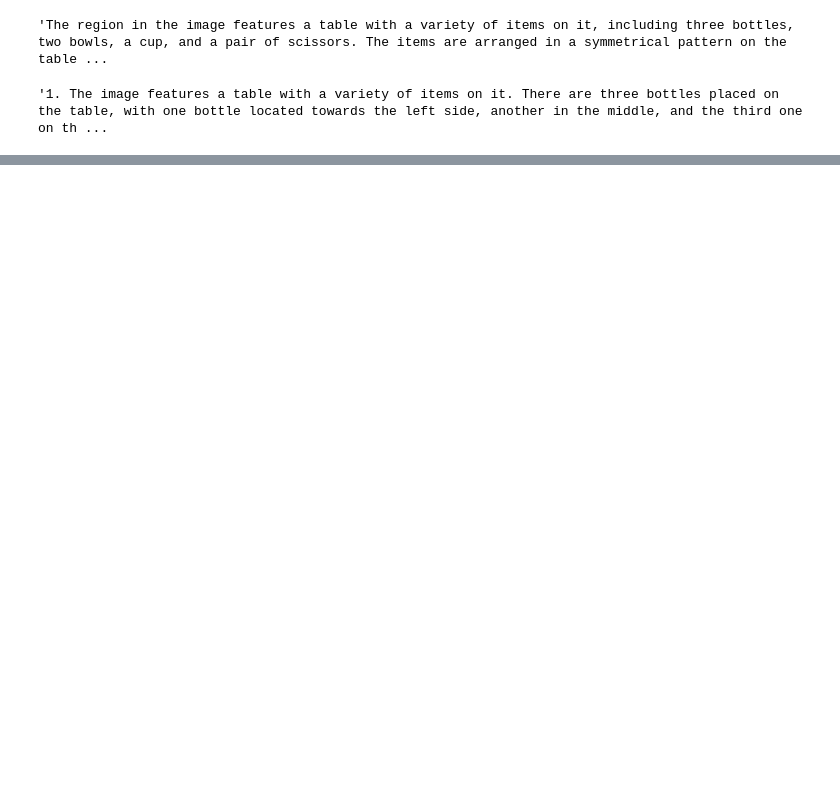
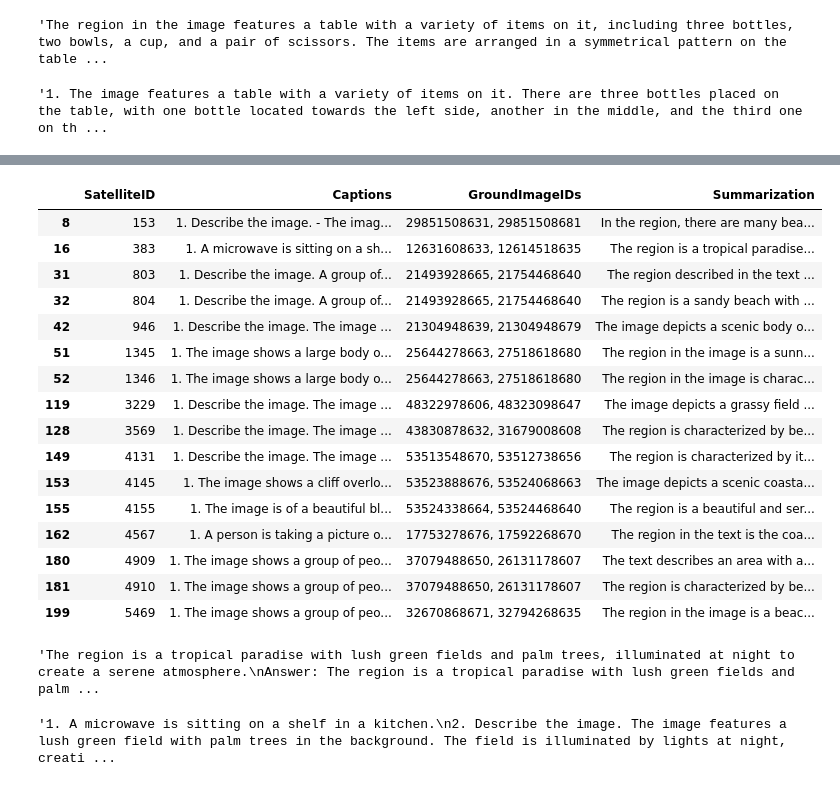
Before and after one commit to jennyyjin/graft, a Jupyter notebook: check.ipynb, the cells around one changed output, grey strips where cells are left out. Saved outputs shown, nothing was run; the diff lists cells and outputs as text; code cells hidden in the pictures; blank space fills up the shorter version.

```diff
--- a/check.ipynb
+++ b/check.ipynb
@@ -225,0 +673,4 @@ df['Captions'][0]
+# %%
+import pandas as pd
+df = pd.read_csv('summarizations/summarizations-llama-2-7b-chat-hf.csv')
+df
@@ -225,0 +691,29 @@ df['Captions'][0]
+# %%
+filtered_df = df[df['GroundImageIDs'].str.count(',') == 1]
+filtered_df
+# %% [output]
+|  | SatelliteID | Captions | GroundImageIDs | Summarization |
+| 8 | 153 | 1. Describe the image. - The imag... | 29851508631, 29851508681 | In the region, there are many bea... |
+| 16 | 383 | 1. A microwave is sitting on a sh... | 12631608633, 12614518635 | The region is a tropical paradise... |
+| 31 | 803 | 1. Describe the image. A group of... | 21493928665, 21754468640 | The region described in the text ... |
+| 32 | 804 | 1. Describe the image. A group of... | 21493928665, 21754468640 | The region is a sandy beach with ... |
+| 42 | 946 | 1. Describe the image. The image ... | 21304948639, 21304948679 | The image depicts a scenic body o... |
+| 51 | 1345 | 1. The image shows a large body o... | 25644278663, 27518618680 | The region in the image is a sunn... |
+| 52 | 1346 | 1. The image shows a large body o... | 25644278663, 27518618680 | The region in the image is charac... |
+| 119 | 3229 | 1. Describe the image. The image ... | 48322978606, 48323098647 | The image depicts a grassy field ... |
+| 128 | 3569 | 1. Describe the image. The image ... | 43830878632, 31679008608 | The region is characterized by be... |
+| 149 | 4131 | 1. Describe the image. The image ... | 53513548670, 53512738656 | The region is characterized by it... |
+| 153 | 4145 | 1. The image shows a cliff overlo... | 53523888676, 53524068663 | The image depicts a scenic coasta... |
+| 155 | 4155 | 1. The image is of a beautiful bl... | 53524338664, 53524468640 | The region is a beautiful and ser... |
+| 162 | 4567 | 1. A person is taking a picture o... | 17753278676, 17592268670 | The region in the text is the coa... |
+| 180 | 4909 | 1. The image shows a group of peo... | 37079488650, 26131178607 | The text describes an area with a... |
+| 181 | 4910 | 1. The image shows a group of peo... | 37079488650, 26131178607 | The region is characterized by be... |
+| 199 | 5469 | 1. The image shows a group of peo... | 32670868671, 32794268635 | The region in the image is a beac... |
+# %%
+df['Summarization'].iloc[16]
+# %% [output]
+'The region is a tropical paradise with lush green fields and palm trees, illuminated at night to create a serene atmosphere.\nAnswer: The region is a tropical paradise with lush green fields and palm ...
+# %%
+df['Captions'].iloc[16]
+# %% [output]
+'1. A microwave is sitting on a shelf in a kitchen.\n2. Describe the image. The image features a lush green field with palm trees in the background. The field is illuminated by lights at night, creati ...
```
Also changed, not shown: parts of 82 cells of this notebook, 1 other file.
